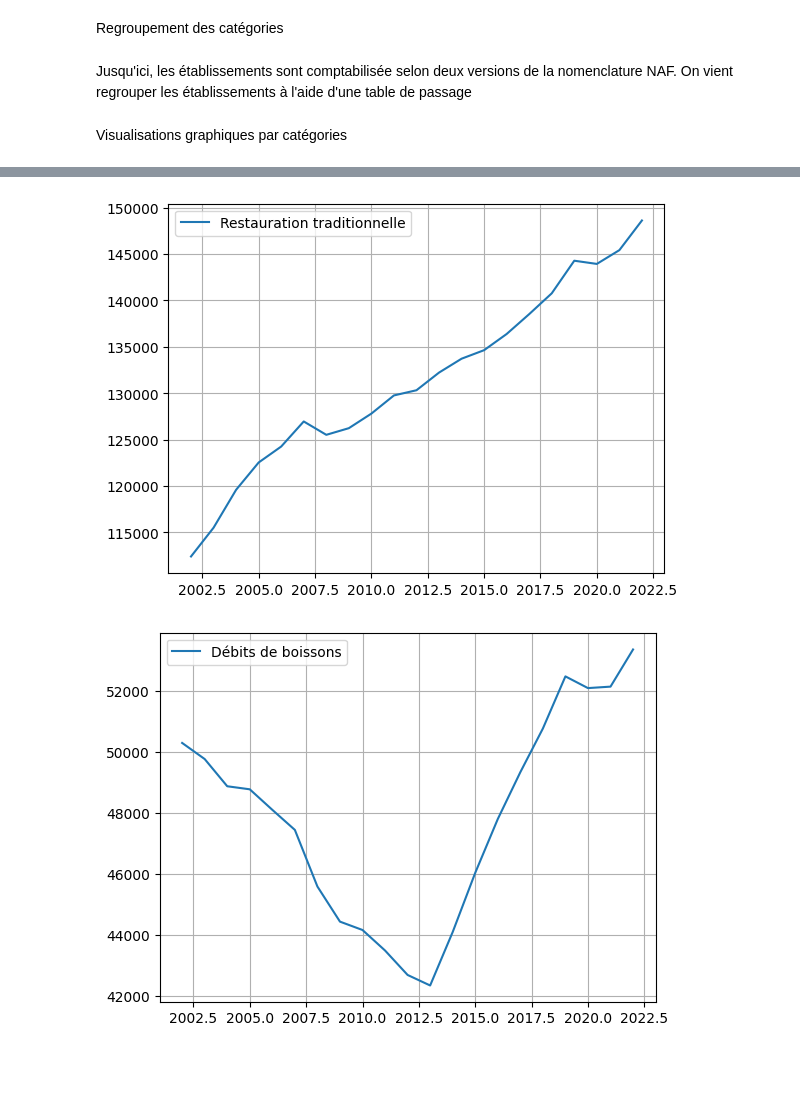
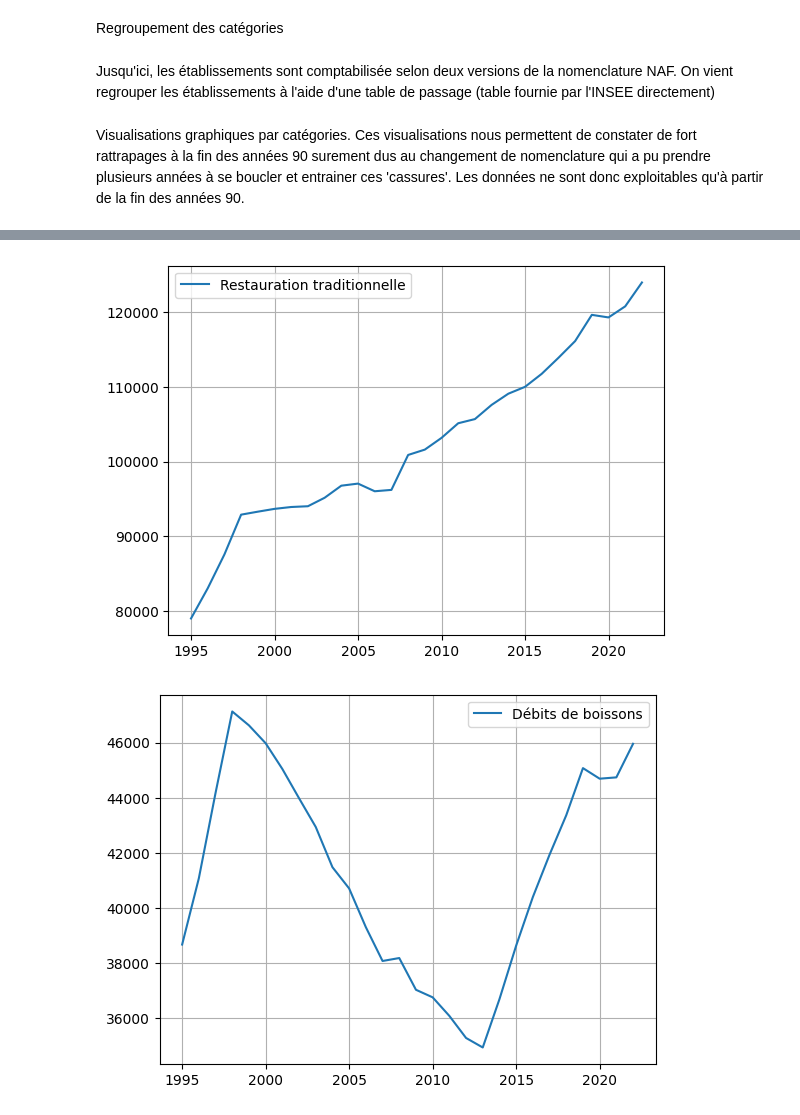
Before and after one commit to yczk9/STATAPP_V2, a Jupyter notebook: Notebooks/Import des données/Sirene_social.ipynb, the cells around one changed output, grey strips where cells are left out. Cells and saved outputs as stored; diff of their text form; code cells hidden in the pictures; blank space fills up the shorter version.

Commit message:
ajouts données 1995/1997

```diff
--- a/Notebooks/Import des données/Sirene_social.ipynb
+++ b/Notebooks/Import des données/Sirene_social.ipynb
@@ -100,7 +100,7 @@ Terminé ! Nombre d'établissements conservés : 1065953
 # %% [markdown]
 Nombre des établissements fermés au 1er janvier de chaque année
 # %%
-for annee in range(2002, 2023):
+for annee in range(1995, 2023):
     # On filtre les lignes et on compte leur nombre avec len()
     nb_etablissements = len(df[(df['dateDebut'] == f'{annee}-01-01') & (df['etatAdministratifEtablissement'] == 'F')])
 
@@ -126,3 +128,5 @@ for annee in range(2002, 2023):
+# %%
+df = df[~(df['dateDebut'] == '2008-01-01')]
 # %% [markdown]
 ### 3 Exploration de la construction des données
 # %% [markdown]
@@ -292,7 +292,7 @@ df_prov['date_creation'] = pd.to_datetime(df_prov['date_creation'], errors='coer
 df_prov['date_fermeture'] = pd.to_datetime(df_prov['date_fermeture'], errors='coerce')
 
 resultats = []
-annees_etude = range(2002, 2023) # On stocke la plage d'années dans une variable
+annees_etude = range(1995, 2023) # On stocke la plage d'années dans une variable
 
 # Boucle de comptage (inchangée)
 for annee in annees_etude:
@@ -346,7 +346,7 @@ print("✅ Base générée avec succès avec un panel équilibré pour toutes le
 # %% [markdown]
 Regroupement des catégories
 # %% [markdown]
-Jusqu'ici, les établissements sont comptabilisée selon deux versions de la nomenclature NAF. On vient regrouper les établissements à l'aide d'une table de passage
+Jusqu'ici, les établissements sont comptabilisée selon deux versions de la nomenclature NAF. On vient regrouper les établissements à l'aide d'une table de passage (table fournie par l'INSEE directement)
 # %%
 # 1. Définition du dictionnaire de regroupement (Mapping + Libellés)
 # Clé = Nouvel intitulé de colonne, Valeur = Liste des colonnes actuelles à sommer
@@ -383,15 +383,15 @@ nouvelles_colonnes = list(regroupement.keys())
 
 df_sirene = df_sirene[colonnes_id + nouvelles_colonnes].copy()
 # %% [markdown]
-Visualisations graphiques par catégories
+Visualisations graphiques par catégories. Ces visualisations nous permettent de constater de fort rattrapages à la fin des années 90 surement dus au changement de nomenclature qui a pu prendre plusieurs années à se boucler et entrainer ces 'cassures'. Les données ne sont donc exploitables qu'à partir de la fin des années 90.
 # %%
 for code in df_sirene.columns[2:] :
     nb_etab = []
 
-    for i in range (2002,2023) :
+    for i in range (1995,2023) :
         nb_etab.append(df_sirene.loc[df_sirene['Annee']==i, code].sum())
 
-    plt.plot(range (2002,2023), nb_etab, label=code)
+    plt.plot(range (1995,2023), nb_etab, label=code)
     plt.grid()
     plt.legend()
     plt.show()
@@ -401,2 +401,2 @@ for code in df_sirene.columns[2:] :
-[figure, old version]
+[figure, new version]
-[figure, old version]
+[figure, new version]
```
Also changed, not shown: parts of 12 cells of this notebook, 4 other files.
